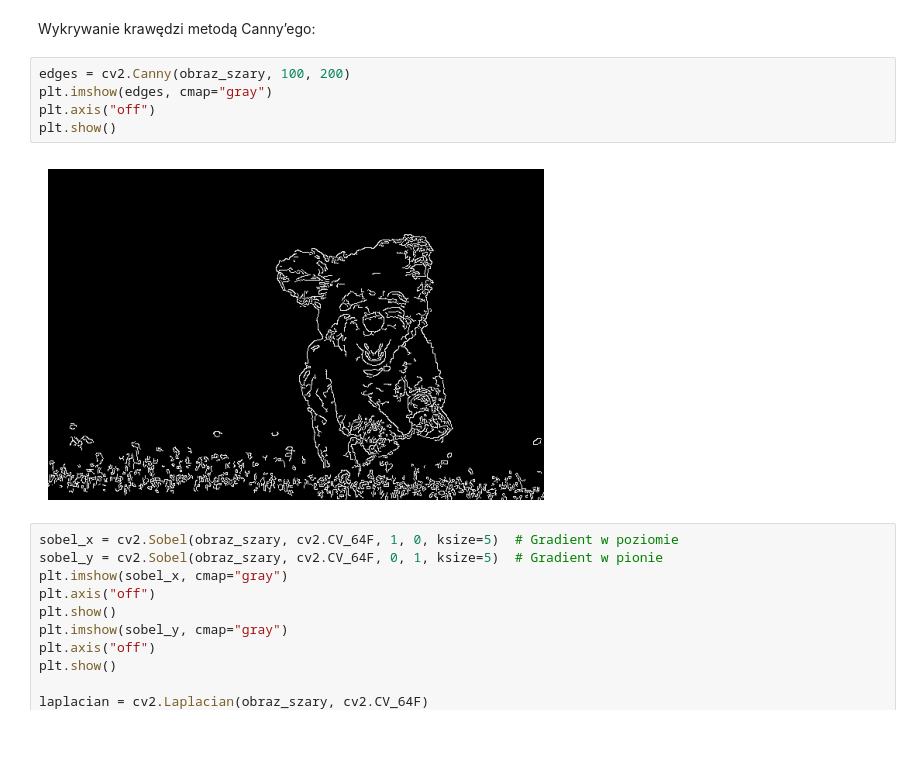
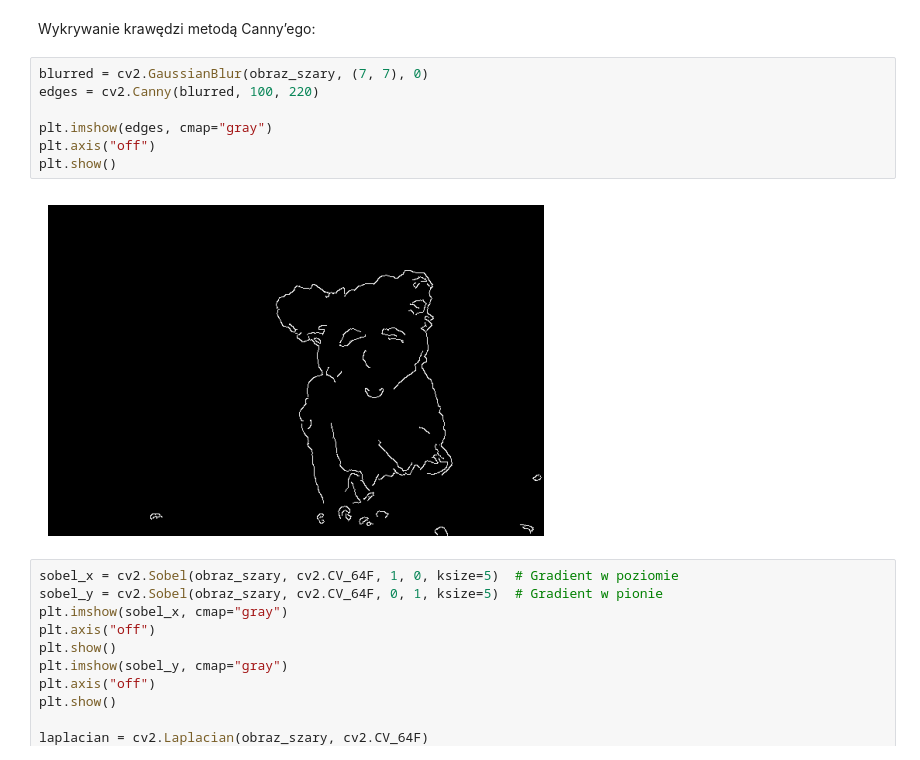
Before and after one commit to kat-pierzchala/OpenCV_Scikit-image, a Jupyter notebook: OpenCV_SKI.ipynb, the cells around one changed output. Cells and saved outputs as stored; diff of their text form.

```diff
--- a/OpenCV_SKI.ipynb
+++ b/OpenCV_SKI.ipynb
@@ -66,12 +66,14 @@ plt.show()
 # %% [markdown]
 Wykrywanie krawędzi metodą Canny’ego:
 # %%
-edges = cv2.Canny(obraz_szary, 100, 200)
+blurred = cv2.GaussianBlur(obraz_szary, (7, 7), 0)
+edges = cv2.Canny(blurred, 100, 220)
+
 plt.imshow(edges, cmap="gray")
 plt.axis("off")
 plt.show()
 # %% [output]
-[figure, old version]
+[figure, new version]
 # %%
 sobel_x = cv2.Sobel(obraz_szary, cv2.CV_64F, 1, 0, ksize=5)  # Gradient w poziomie
 sobel_y = cv2.Sobel(obraz_szary, cv2.CV_64F, 0, 1, ksize=5)  # Gradient w pionie
```
Also changed, not shown: parts of 5 cells of this notebook.
